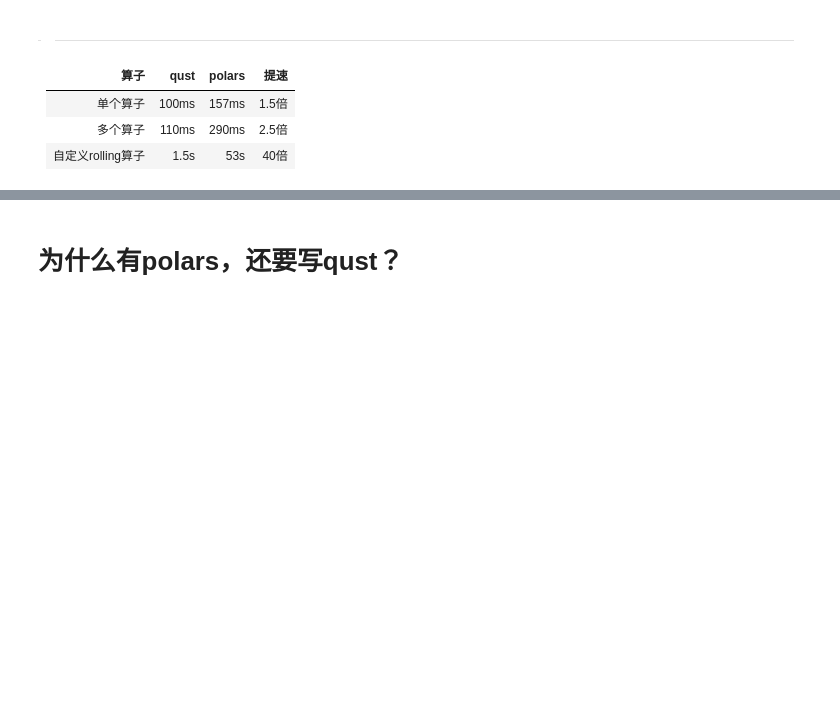
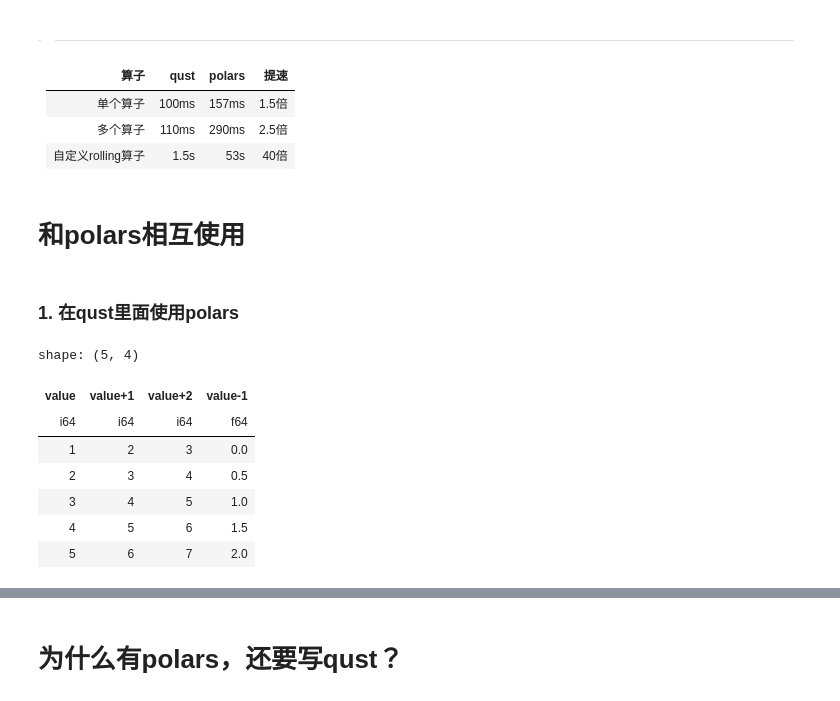
Before and after one commit to baiguoname/qust, a Jupyter notebook: examples/demo.ipynb, the cells around one changed output, grey strips where cells are left out. Cells and saved outputs as stored; diff of their text form; code cells hidden in the pictures; blank space fills up the shorter version.

```diff
--- a/examples/demo.ipynb
+++ b/examples/demo.ipynb
@@ -186,3 +215,30 @@ polars: 53.331793785095215.s
 | 单个算子 | 100ms | 157ms | 1.5倍 |
 | 多个算子 | 110ms | 290ms | 2.5倍 |
 | 自定义rolling算子 | 1.5s | 53s | 40倍 |
+# %% [markdown]
+# 和polars相互使用
+# %%
+data = pl.DataFrame({
+    "value": [1, 2, 3, 4, 5]
+})
+data_next = pl.DataFrame({
+    "value": [3, 1, 10]
+})
+# %% [markdown]
+### 1. 在qust里面使用polars
+# %%
+qs.with_cols(
+    (pl.col("value") + 1).alias("value+1"),
+    (col("value").pl + 2).alias("value+2"),
+    col("value").mean().expanding().select(pl.col("value") - 1).alias("value-1")
+
+).calc_data(data)
+# %% [output]
+shape: (5, 4)
+| value | value+1 | value+2 | value-1 |
+| i64 | i64 | i64 | f64 |
+| 1 | 2 | 3 | 0.0 |
+| 2 | 3 | 4 | 0.5 |
+| 3 | 4 | 5 | 1.0 |
+| 4 | 5 | 6 | 1.5 |
+| 5 | 6 | 7 | 2.0 |
```
Also changed, not shown: parts of 41 cells of this notebook, 6 other files.
